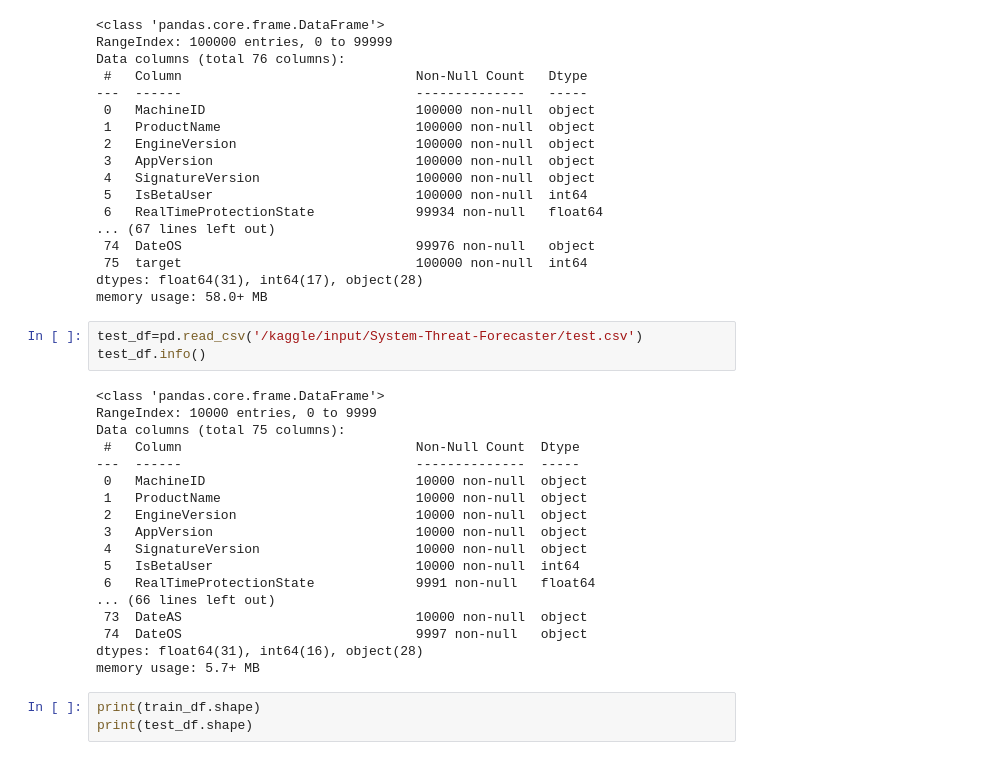
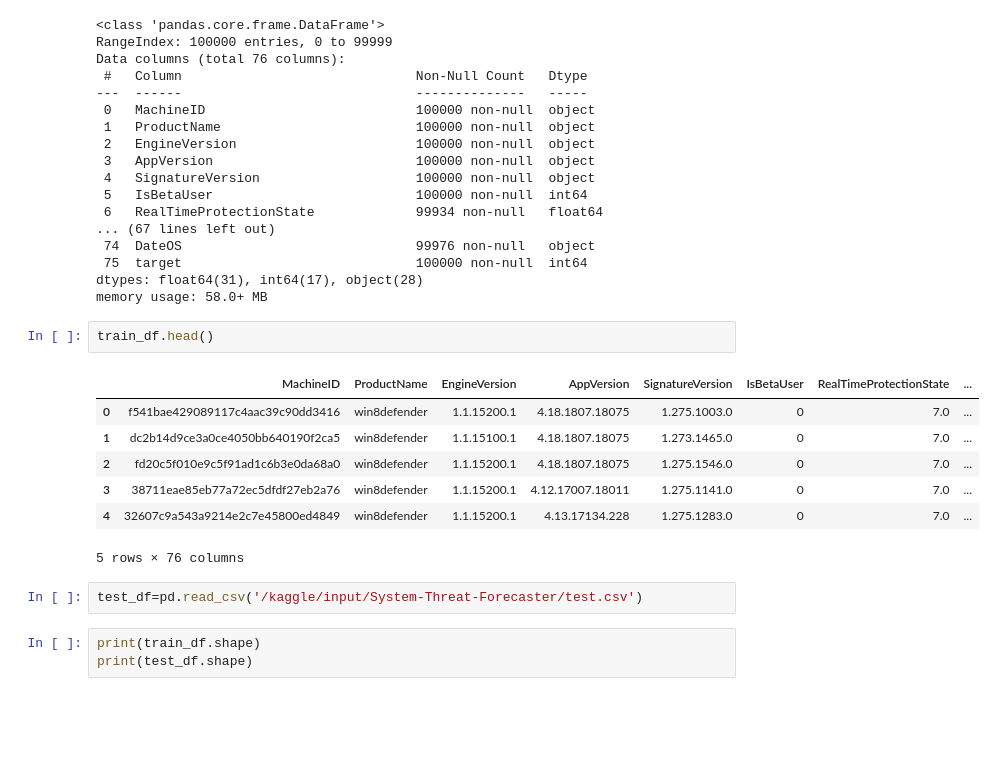
Before and after one commit to pkala7968/MLP-Project-IITM, a Jupyter notebook: Notebook/23f1002374-notebook-t12025.ipynb, the cells around one changed output. Drawn from its saved outputs; the diff is of its cells as text; blank space fills up the shorter version.

```diff
--- a/Notebook/23f1002374-notebook-t12025.ipynb
+++ b/Notebook/23f1002374-notebook-t12025.ipynb
@@ -52,27 +52,18 @@ Data columns (total 76 columns):
  75  target                              100000 non-null  int64
 dtypes: float64(31), int64(17), object(28)
 memory usage: 58.0+ MB
+# %%
+train_df.head()
+# %% [output]
+|  | MachineID | ProductName | EngineVersion | AppVersion | SignatureVersion | IsBetaUser | RealTimeProtectionState | ... |
+| 0 | f541bae429089117c4aac39c90dd3416 | win8defender | 1.1.15200.1 | 4.18.1807.18075 | 1.275.1003.0 | 0 | 7.0 | ... |
+| 1 | dc2b14d9ce3a0ce4050bb640190f2ca5 | win8defender | 1.1.15100.1 | 4.18.1807.18075 | 1.273.1465.0 | 0 | 7.0 | ... |
+| 2 | fd20c5f010e9c5f91ad1c6b3e0da68a0 | win8defender | 1.1.15200.1 | 4.18.1807.18075 | 1.275.1546.0 | 0 | 7.0 | ... |
+| 3 | 38711eae85eb77a72ec5dfdf27eb2a76 | win8defender | 1.1.15200.1 | 4.12.17007.18011 | 1.275.1141.0 | 0 | 7.0 | ... |
+| 4 | 32607c9a543a9214e2c7e45800ed4849 | win8defender | 1.1.15200.1 | 4.13.17134.228 | 1.275.1283.0 | 0 | 7.0 | ... |
+5 rows × 76 columns
 # %%
 test_df=pd.read_csv('/kaggle/input/System-Threat-Forecaster/test.csv')
-test_df.info()
-# %% [output]
-<class 'pandas.core.frame.DataFrame'>
-RangeIndex: 10000 entries, 0 to 9999
-Data columns (total 75 columns):
- #   Column                              Non-Null Count  Dtype
----  ------                              --------------  -----
- 0   MachineID                           10000 non-null  object
- 1   ProductName                         10000 non-null  object
- 2   EngineVersion                       10000 non-null  object
- 3   AppVersion                          10000 non-null  object
- 4   SignatureVersion                    10000 non-null  object
- 5   IsBetaUser                          10000 non-null  int64
- 6   RealTimeProtectionState             9991 non-null   float64
-... (66 lines left out)
- 73  DateAS                              10000 non-null  object
- 74  DateOS                              9997 non-null   object
-dtypes: float64(31), int64(16), object(28)
-memory usage: 5.7+ MB
 # %%
 print(train_df.shape)
 print(test_df.shape)
```
Also changed, not shown: parts of 40 cells of this notebook.
